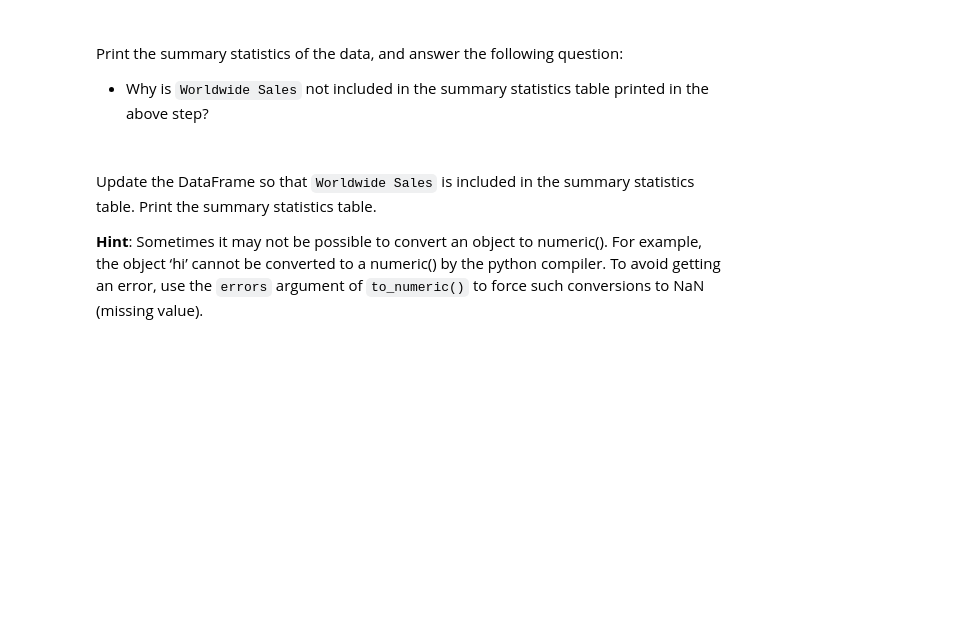
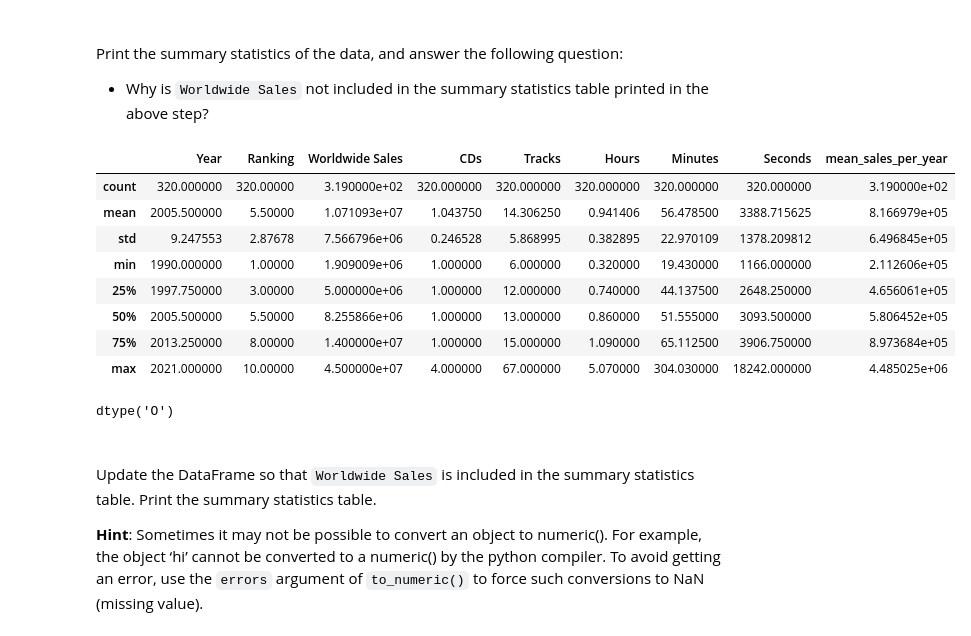
Before and after one commit to Lizhen0909/nu-stat303-1-sec20-coursebook, a Jupyter notebook: Pandas.ipynb, the cells around one changed output. Saved outputs shown, nothing was run; the diff lists cells and outputs as text; code cells hidden in the pictures; blank space fills up the shorter version.

Commit message:
update pandas

```diff
--- a/Pandas.ipynb
+++ b/Pandas.ipynb
@@ -2476,3 +2476,9 @@ Original now has no NaN: True
 ####
 
 Read the file *Top 10 Albums By Year.csv*. This file contains the top 10 albums for each year from 1990 to 2021. Each row corresponds to a unique album.
+# %%
+#| echo: false
+import pandas as pd
+
+album_data = pd.read_csv('./Datasets/Top 10 Albums By Year.csv')
+album_data.head()
@@ -2482,6 +2495,24 @@ Read the file *Top 10 Albums By Year.csv*. This file contains the top 10 albums
 Print the summary statistics of the data, and answer the following question:
 
 * Why is `Worldwide Sales` not included in the summary statistics table printed in the above step?
+# %%
+#| echo: false
+album_data.describe()
+# %% [output]
+|  | Year | Ranking | Worldwide Sales | CDs | Tracks | Hours | Minutes | Seconds | mean_sales_per_year |
+| count | 320.000000 | 320.00000 | 3.190000e+02 | 320.000000 | 320.000000 | 320.000000 | 320.000000 | 320.000000 | 3.190000e+02 |
+| mean | 2005.500000 | 5.50000 | 1.071093e+07 | 1.043750 | 14.306250 | 0.941406 | 56.478500 | 3388.715625 | 8.166979e+05 |
+| std | 9.247553 | 2.87678 | 7.566796e+06 | 0.246528 | 5.868995 | 0.382895 | 22.970109 | 1378.209812 | 6.496845e+05 |
+| min | 1990.000000 | 1.00000 | 1.909009e+06 | 1.000000 | 6.000000 | 0.320000 | 19.430000 | 1166.000000 | 2.112606e+05 |
+| 25% | 1997.750000 | 3.00000 | 5.000000e+06 | 1.000000 | 12.000000 | 0.740000 | 44.137500 | 2648.250000 | 4.656061e+05 |
+| 50% | 2005.500000 | 5.50000 | 8.255866e+06 | 1.000000 | 13.000000 | 0.860000 | 51.555000 | 3093.500000 | 5.806452e+05 |
+| 75% | 2013.250000 | 8.00000 | 1.400000e+07 | 1.000000 | 15.000000 | 1.090000 | 65.112500 | 3906.750000 | 8.973684e+05 |
+| max | 2021.000000 | 10.00000 | 4.500000e+07 | 4.000000 | 67.000000 | 5.070000 | 304.030000 | 18242.000000 | 4.485025e+06 |
+# %%
+#| echo: false
+album_data['Worldwide Sales'].dtype
+# %% [output]
+dtype('O')
 # %% [markdown]
 ####
 
```
Also changed, not shown: parts of 22 cells of this notebook, 13 other files.
